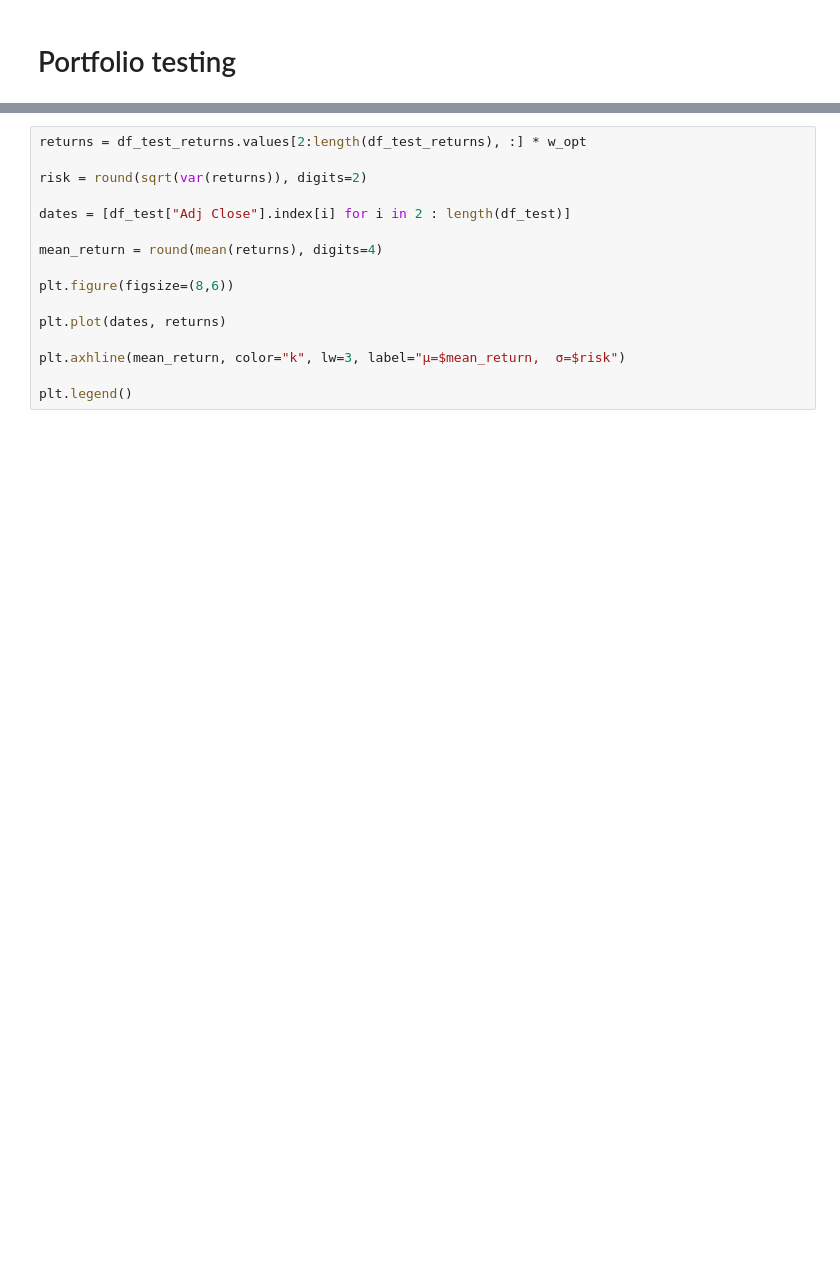
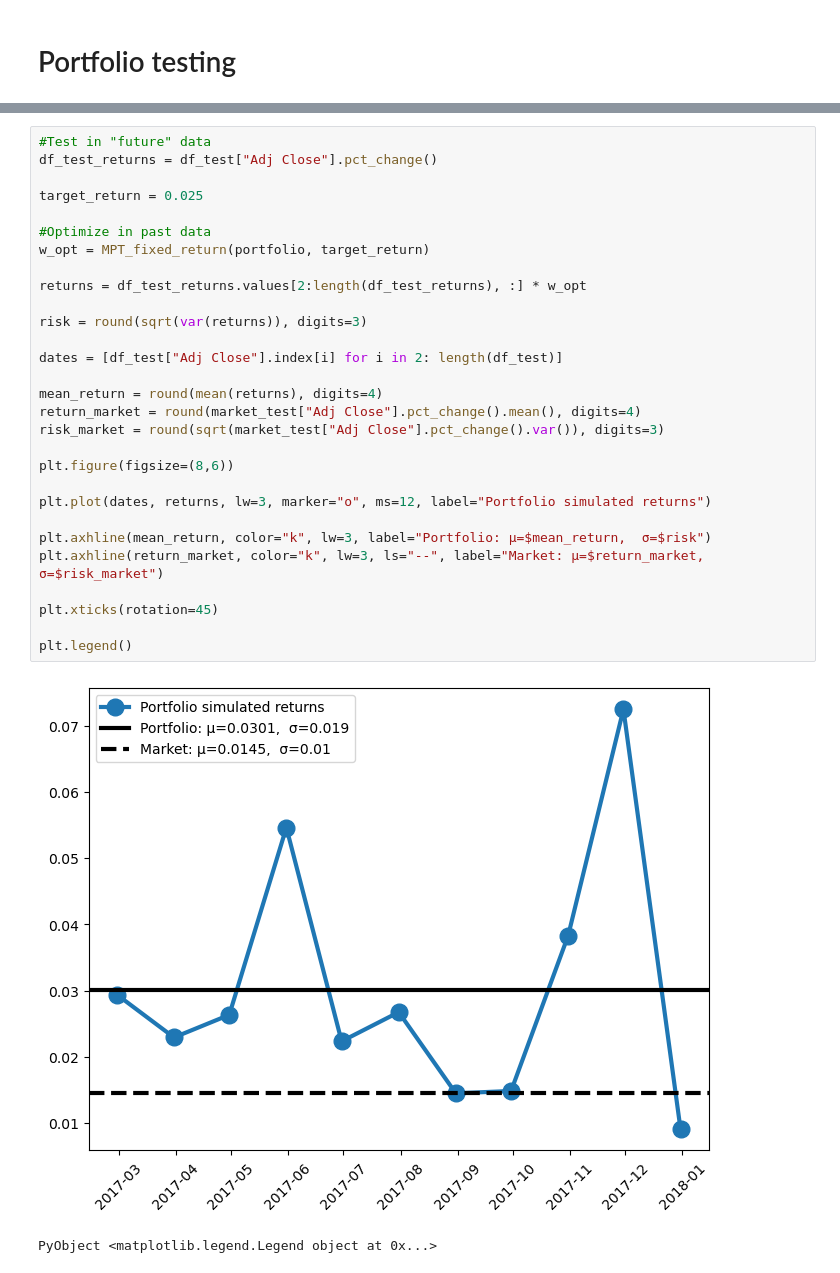
Before and after one commit to agimenezromero/OptimPortfolio.jl, a Jupyter notebook: Real Case Example.ipynb, the cells around one changed output, grey strips where cells are left out. Drawn from its saved outputs; the diff is of its cells as text; blank space fills up the shorter version.

```diff
--- a/Real Case Example.ipynb
+++ b/Real Case Example.ipynb
@@ -170,17 +264,33 @@ println("Weights:", w_opt)
 # %%
+#Test in "future" data
+df_test_returns = df_test["Adj Close"].pct_change()
+
+target_return = 0.025
+
+#Optimize in past data
+w_opt = MPT_fixed_return(portfolio, target_return)
+
 returns = df_test_returns.values[2:length(df_test_returns), :] * w_opt
 
-risk = round(sqrt(var(returns)), digits=2)
+risk = round(sqrt(var(returns)), digits=3)
 
-dates = [df_test["Adj Close"].index[i] for i in 2 : length(df_test)]
+dates = [df_test["Adj Close"].index[i] for i in 2: length(df_test)]
 
 mean_return = round(mean(returns), digits=4)
+return_market = round(market_test["Adj Close"].pct_change().mean(), digits=4)
+risk_market = round(sqrt(market_test["Adj Close"].pct_change().var()), digits=3)
 
 plt.figure(figsize=(8,6))
 
-plt.plot(dates, returns)
+plt.plot(dates, returns, lw=3, marker="o", ms=12, label="Portfolio simulated returns")
 
-plt.axhline(mean_return, color="k", lw=3, label="μ=$mean_return,  σ=$risk")
+plt.axhline(mean_return, color="k", lw=3, label="Portfolio: μ=$mean_return,  σ=$risk")
+plt.axhline(return_market, color="k", lw=3, ls="--", label="Market: μ=$return_market,  σ=$risk_market")
+
+plt.xticks(rotation=45)
 
 plt.legend()
+# %% [output]
+[figure, added]
+PyObject <matplotlib.legend.Legend object at 0x...>
 # %%
```
Also changed, not shown: parts of 25 cells of this notebook.
